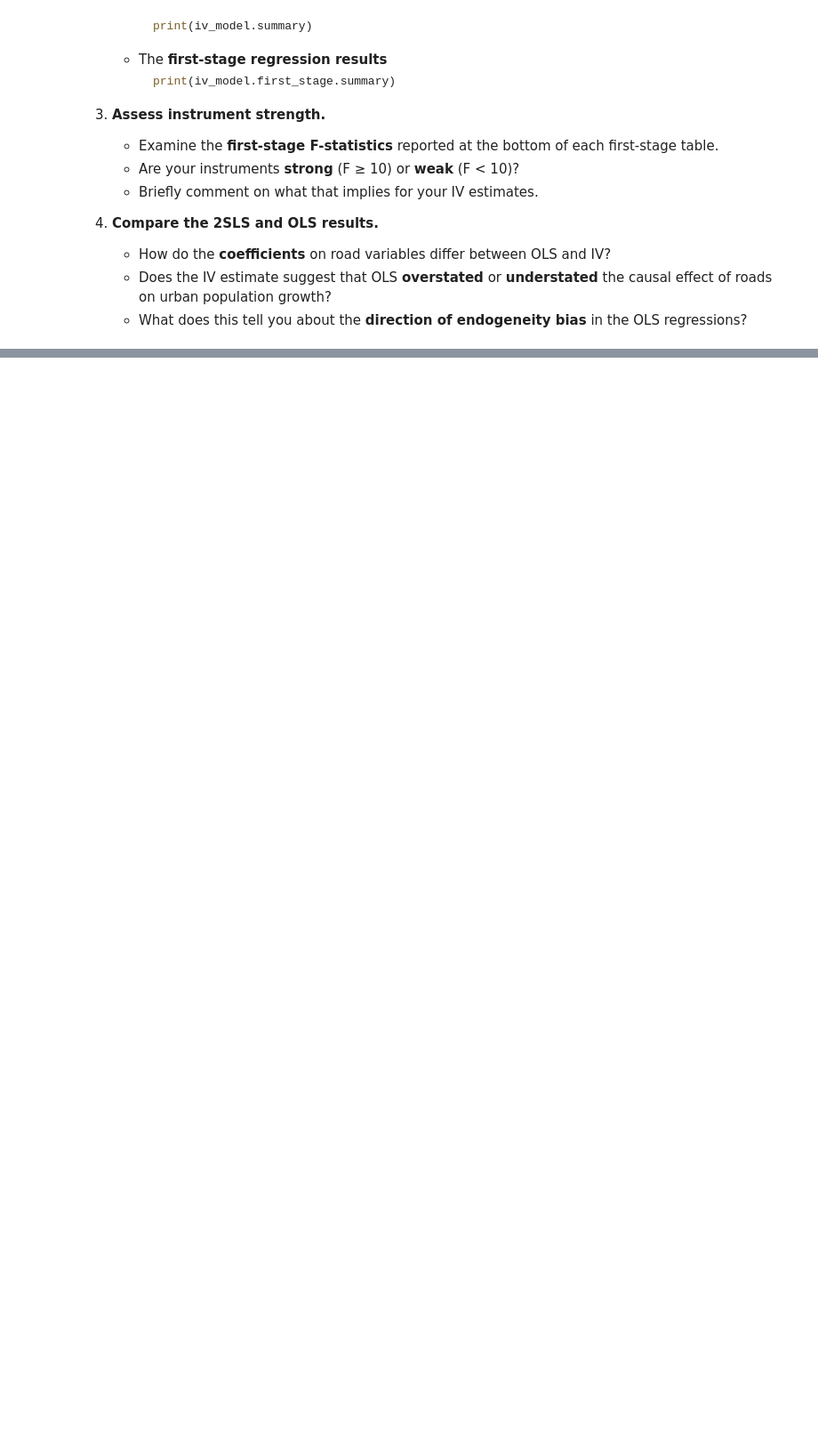
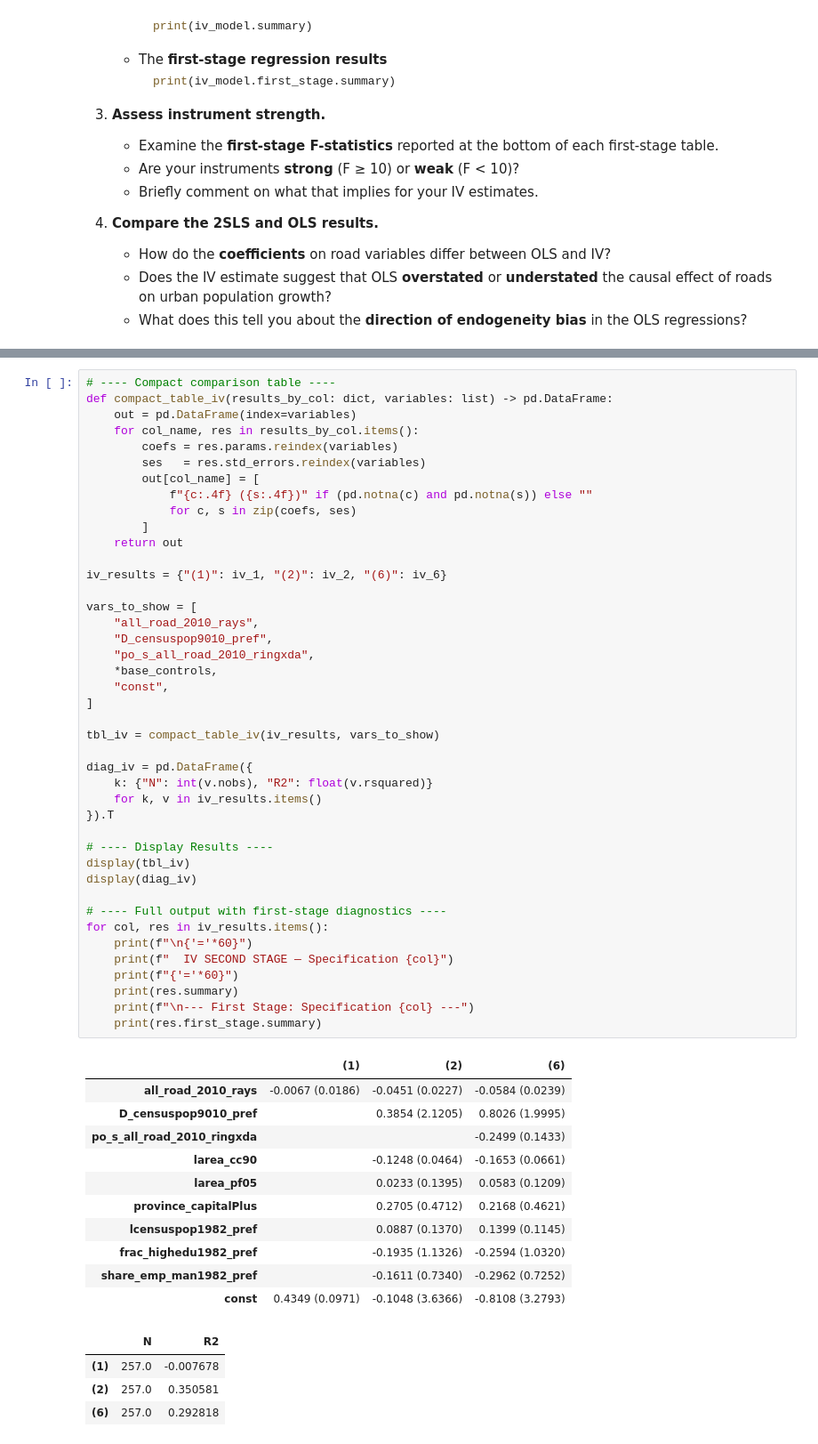
Before and after one commit to norsini1515/MapCreator, a Jupyter notebook: file_transit/china_empirical_problem.ipynb, the cells around one changed output, grey strips where cells are left out. Shown at 89% size. Saved outputs shown, nothing was run; the diff lists cells and outputs as text; blank space fills up the shorter version.

```diff
--- a/file_transit/china_empirical_problem.ipynb
+++ b/file_transit/china_empirical_problem.ipynb
@@ -350,0 +537,58 @@ controls = [
+# %%
+# ---- Compact comparison table ----
+def compact_table_iv(results_by_col: dict, variables: list) -> pd.DataFrame:
+    out = pd.DataFrame(index=variables)
+    for col_name, res in results_by_col.items():
+        coefs = res.params.reindex(variables)
+        ses   = res.std_errors.reindex(variables)
+        out[col_name] = [
+            f"{c:.4f} ({s:.4f})" if (pd.notna(c) and pd.notna(s)) else ""
+            for c, s in zip(coefs, ses)
+        ]
+    return out
+
+iv_results = {"(1)": iv_1, "(2)": iv_2, "(6)": iv_6}
+
+vars_to_show = [
+    "all_road_2010_rays",
+    "D_censuspop9010_pref",
+    "po_s_all_road_2010_ringxda",
+    *base_controls,
+    "const",
+]
+
+tbl_iv = compact_table_iv(iv_results, vars_to_show)
+
+diag_iv = pd.DataFrame({
+    k: {"N": int(v.nobs), "R2": float(v.rsquared)}
+    for k, v in iv_results.items()
+}).T
+
+# ---- Display Results ----
+display(tbl_iv)
+display(diag_iv)
+
+# ---- Full output with first-stage diagnostics ----
+for col, res in iv_results.items():
+    print(f"\n{'='*60}")
+    print(f"  IV SECOND STAGE — Specification {col}")
+    print(f"{'='*60}")
+    print(res.summary)
+    print(f"\n--- First Stage: Specification {col} ---")
+    print(res.first_stage.summary)
+# %% [output]
+|  | (1) | (2) | (6) |
+| all_road_2010_rays | -0.0067 (0.0186) | -0.0451 (0.0227) | -0.0584 (0.0239) |
+| D_censuspop9010_pref |  | 0.3854 (2.1205) | 0.8026 (1.9995) |
+| po_s_all_road_2010_ringxda |  |  | -0.2499 (0.1433) |
+| larea_cc90 |  | -0.1248 (0.0464) | -0.1653 (0.0661) |
+| larea_pf05 |  | 0.0233 (0.1395) | 0.0583 (0.1209) |
+| province_capitalPlus |  | 0.2705 (0.4712) | 0.2168 (0.4621) |
+| lcensuspop1982_pref |  | 0.0887 (0.1370) | 0.1399 (0.1145) |
+| frac_highedu1982_pref |  | -0.1935 (1.1326) | -0.2594 (1.0320) |
+| share_emp_man1982_pref |  | -0.1611 (0.7340) | -0.2962 (0.7252) |
+| const | 0.4349 (0.0971) | -0.1048 (3.6366) | -0.8108 (3.2793) |
+|  | N | R2 |
+| (1) | 257.0 | -0.007678 |
+| (2) | 257.0 | 0.350581 |
+| (6) | 257.0 | 0.292818 |
```
Also changed, not shown: parts of 11 cells of this notebook.
